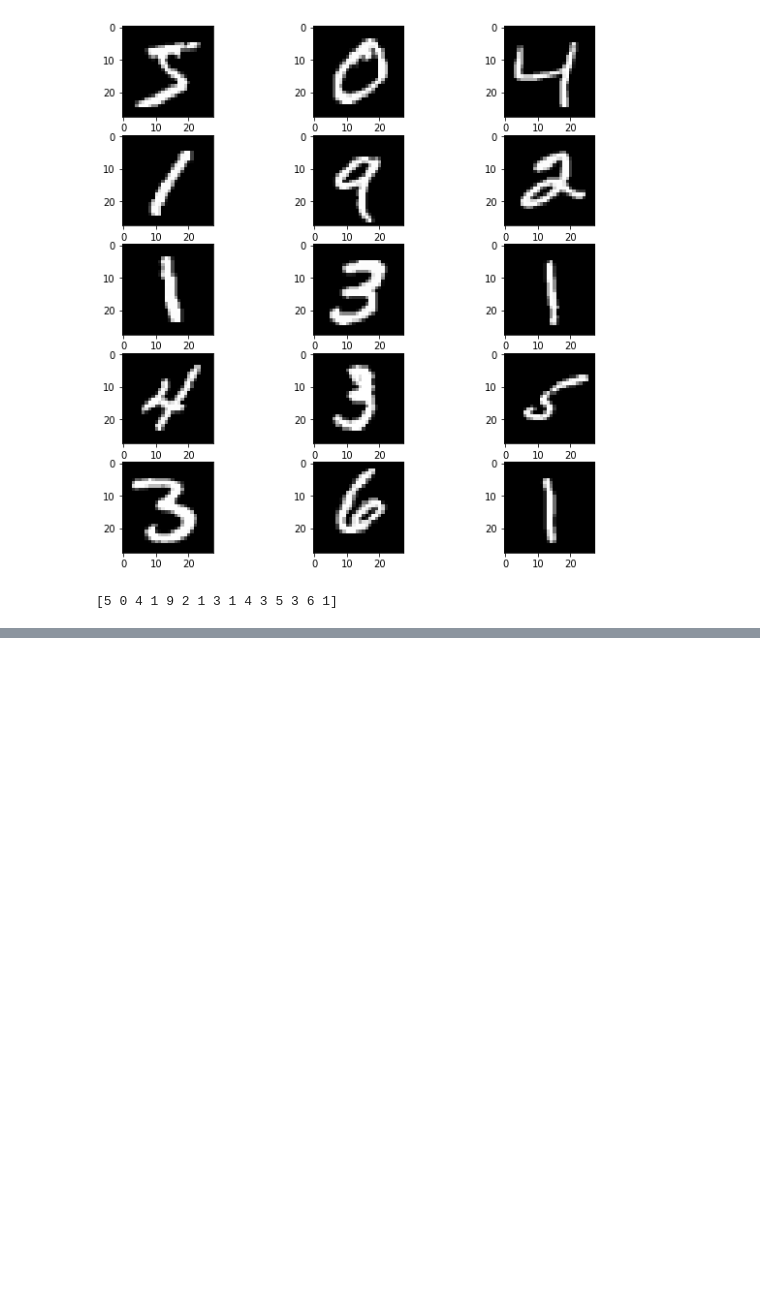
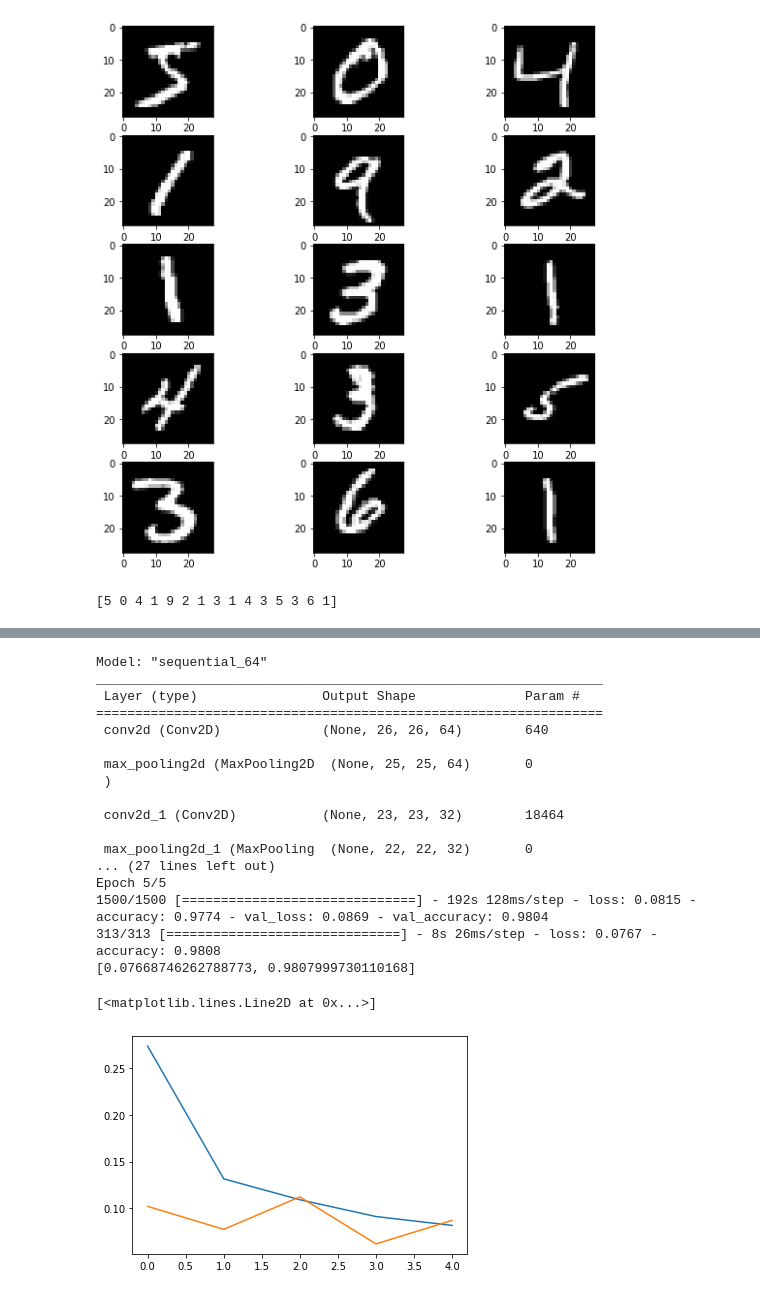
Before and after one commit to JHJP/Mnist_NeuralNetwork, a Jupyter notebook: mnist.ipynb, the cells around one changed output, grey strips where cells are left out. Drawn from its saved outputs; the diff is of its cells as text; code cells hidden in the pictures; blank space fills up the shorter version.

Commit message:
add CNN layers: accuracy = 0.99

```diff
--- a/mnist.ipynb
+++ b/mnist.ipynb
@@ -81,0 +65,54 @@ Epoch 30/30
+# %%
+# Conv, Pooling 레이어를 추가한 후 Dense 레이어가 들어간 모델
+model = tf.keras.models.Sequential([
+    tf.keras.layers.Conv2D(input_shape=(28, 28, 1), kernel_size=3, filters=64),
+    tf.keras.layers.MaxPool2D(pool_size=(2,2), strides=(1,1)),
+    tf.keras.layers.Conv2D(input_shape=(28, 28, 1), kernel_size=3, filters=32),
+    tf.keras.layers.MaxPool2D(pool_size=(2,2), strides=(1,1)),
+
+    tf.keras.layers.Flatten(),
+
+    tf.keras.layers.Dense(64, activation='relu'),
+    tf.keras.layers.Dropout(0.2),
+    tf.keras.layers.Dense(32, activation='relu'),
+    tf.keras.layers.Dropout(0.2),
+    tf.keras.layers.Dense(10, activation='softmax'),
+])
+
+# 옵티마이저와 손실함수를 설정하고 정확도 매트릭스가 나오게 컴파일
+model.compile(optimizer='adam',
+              loss='sparse_categorical_crossentropy',
+              metrics=['accuracy'])
+
+# 모델의 모습을 표로 출력
+model.summary()
+
+# 위의 레이어를 가진 모델로 5번 학습시킴
+history = model.fit(x_train, y_train, epochs=5, validation_split=0.2)
+
+# 검증을 해봄
+print(model.evaluate(x_test, y_test))
+
+# overfitting validation
+plt.plot(history.history['loss'])
+plt.plot(history.history['val_loss'])
+# %% [output]
+Model: "sequential_64"
+_________________________________________________________________
+ Layer (type)                Output Shape              Param #
+=================================================================
+ conv2d (Conv2D)             (None, 26, 26, 64)        640
+
+ max_pooling2d (MaxPooling2D  (None, 25, 25, 64)       0
+ )
+
+ conv2d_1 (Conv2D)           (None, 23, 23, 32)        18464
+
+ max_pooling2d_1 (MaxPooling  (None, 22, 22, 32)       0
+... (27 lines left out)
+Epoch 5/5
+1500/1500 [==============================] - 192s 128ms/step - loss: 0.0815 - accuracy: 0.9774 - val_loss: 0.0869 - val_accuracy: 0.9804
+313/313 [==============================] - 8s 26ms/step - loss: 0.0767 - accuracy: 0.9808
+[0.07668746262788773, 0.9807999730110168]
+[<matplotlib.lines.Line2D at 0x...>]
+[figure, added]
```
Also changed, not shown: parts of 5 cells of this notebook.
